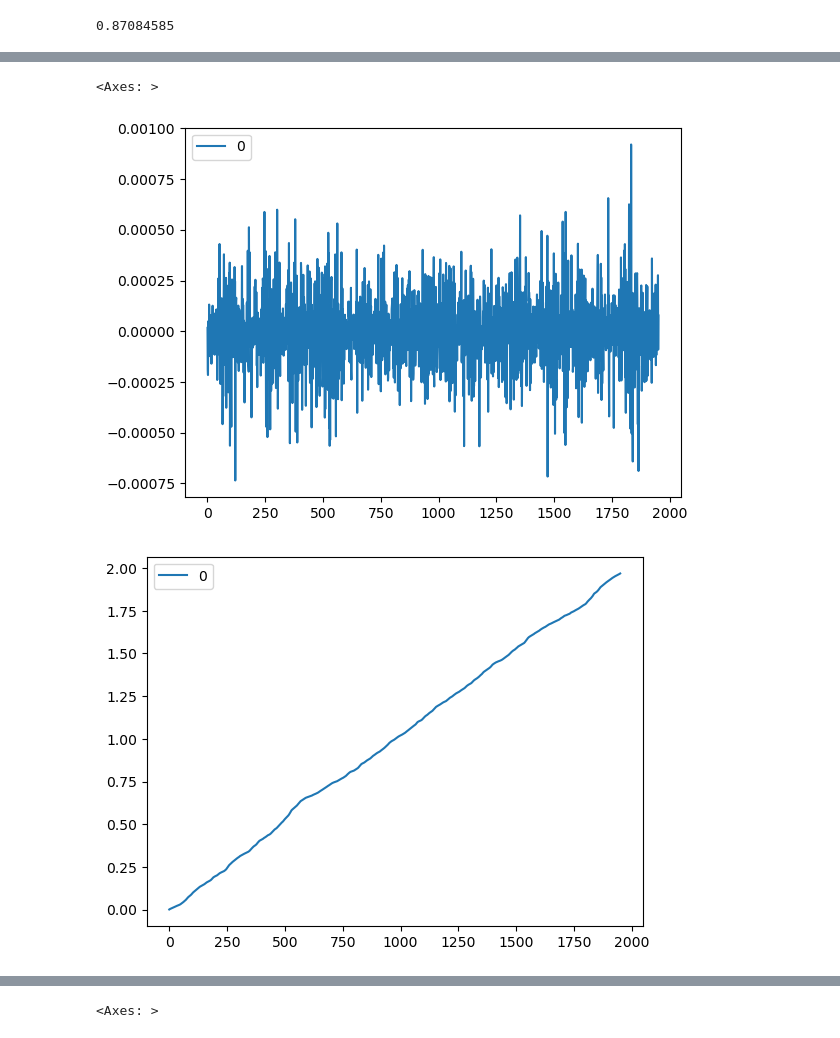
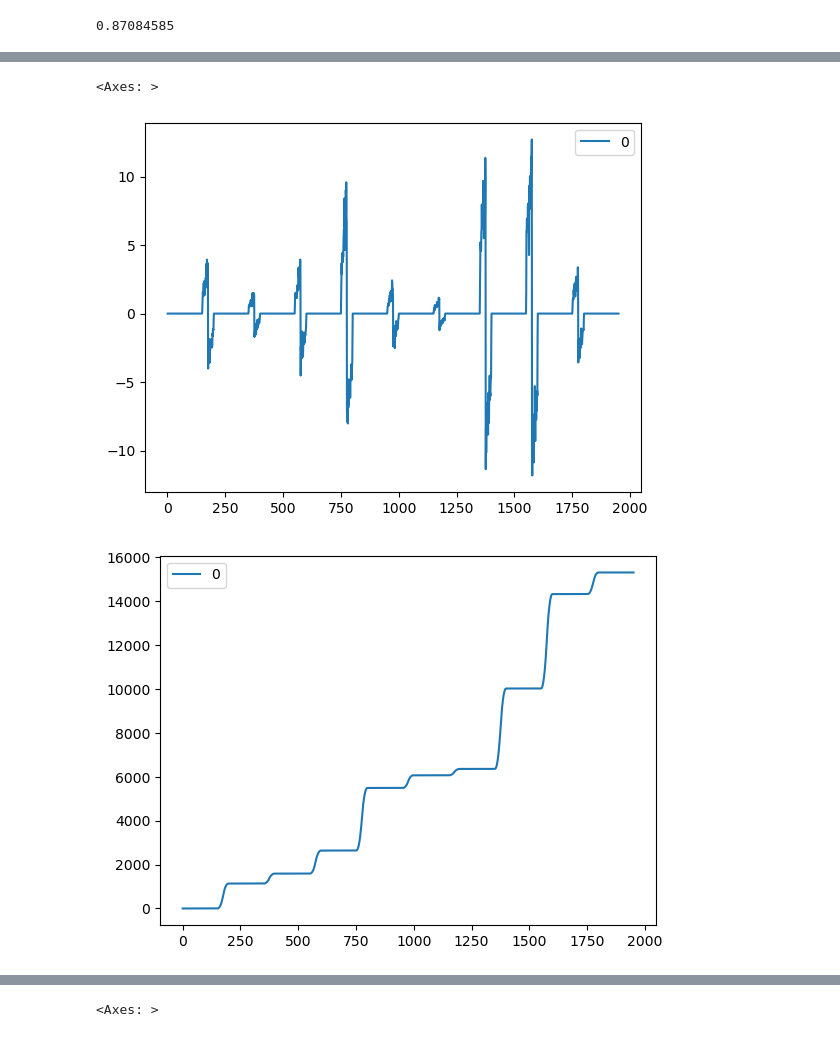
Before and after one commit to jsve96/SWDCPD, a Jupyter notebook: ChangeDetection/SynthetyExperiments.ipynb, the cells around one changed output, grey strips where cells are left out. Saved outputs shown, nothing was run; the diff lists cells and outputs as text; code cells hidden in the pictures.

```diff
--- a/ChangeDetection/SynthetyExperiments.ipynb
+++ b/ChangeDetection/SynthetyExperiments.ipynb
@@ -21,12 +21,18 @@ df_sequential.plot()
 # %%
-d= 25
+d= 10
 mu = np.zeros(d)
-#mu[0] = 2
+#mu[0] = 1
+#mu[1] = 1
+
 
 COV = np.eye(d)
 COV[0,0] = 3
 COV[1,1] = 5
-df_sequential = pd.DataFrame(np.vstack((np.random.multivariate_normal(np.zeros(d),np.eye(d),size=500),np.random.multivariate_normal(mu,COV,size=500)))).astype('float32')
+
+COV2 = COV.copy()
+COV2[2,2] = 2
+COV2[0,0] = 1
+df_sequential = pd.DataFrame(np.vstack((np.random.multivariate_normal(np.zeros(d),np.eye(d),size=500),np.random.multivariate_normal(mu,COV,size=500),np.random.multivariate_normal(mu,COV2,size=500)))).astype('float32')
 
 df_sequential.head()
 # %% [output]
@@ -74,7 +82,7 @@ segments=0
 t0=int(LENGHT*0.5)-1
 begin = time.time()
 loss_segments = []
-THETA = sample_theta_torch(df_sequential.to_numpy(), 10000)
+THETA = sample_theta_torch(df_sequential.to_numpy(), 1000)
 for i, d in enumerate(tqdm(train_dataloader_ts)):
     # Skip iterations if `skip_count` is active
     if skip_count > 0:
@@ -87,7 +95,7 @@ for i, d in enumerate(tqdm(train_dataloader_ts)):
     loss = project_and_calc_dist_torch(x_ref, x_cur, THETA, p=4, device=device).sum(axis=0).detach().cpu().numpy()
     loss_segments.append(loss)
     SWDs.append(loss.mean())
-    test_stat.append(calc_statistic(0.05,x_cur.detach().cpu().numpy()))
+    #test_stat.append(calc_statistic(0.05,x_cur.detach().cpu().numpy()))
     # Calibration phase
     if not calibrated:
         alpha_hat, beta_hat = mom_estimates(loss)
@@ -154,27 +175,32 @@ plt.yscale('log')
 # %%
 loss_segments = []
 alphas= []
 betas =[]
 test_stat = []
 prop5_stat = []
-THETA = sample_theta_torch(df_sequential.to_numpy(), 1000)
+LENGHT = 50
+train_dataloader_ts = DataLoader(TimeseriesDataset(df_sequential.to_numpy(),LENGHT,split=0.5))
+THETA = sample_theta_torch(df_sequential.to_numpy(), 5000)
+X_REF = []
 for i, d in enumerate(tqdm(train_dataloader_ts)):
     #THETA = sample_theta_torch(df_sequential.to_numpy(), 10000)
-
     x_ref, x_cur = d[0].squeeze(0).to(device), d[1].squeeze(0).to(device)
+    #X_REF.append(x_ref)
     loss = project_and_calc_dist_torch(x_ref, x_cur, THETA, p=4, device=device).sum(axis=0).detach().cpu().numpy()
     loss_segments.append(loss)
-    #a_hat, b_hat = mom_estimates(loss)
+
+    #a_hat, b_hat = mom_estimates(np.vstack(loss_segments))
+   # a_hat, b_hat = estimate_parameter_CI(np.vstack(loss_segments),0.05)
     #alphas.append(a_hat)
     #betas.append(b_hat)
     #test_stat.append(calc_statistic(0.05,x_cur.detach().cpu().numpy()))
     #prop5_stat.append(prop5(x_cur.detach().cpu().numpy(),x_ref.detach().cpu().numpy(),p=4,m=5000))
     #SWDs.append(loss.mean())
 df = pd.DataFrame([l.mean() for l in loss_segments])
 df.diff().plot()
 df.cumsum().plot()
 df.plot()
 # %% [output]
 <Axes: >
-[figure, old version]
+[figure, new version]
-[figure, old version]
+[figure, new version]
```
Also changed, not shown: parts of 10 cells of this notebook, 1 other file.
